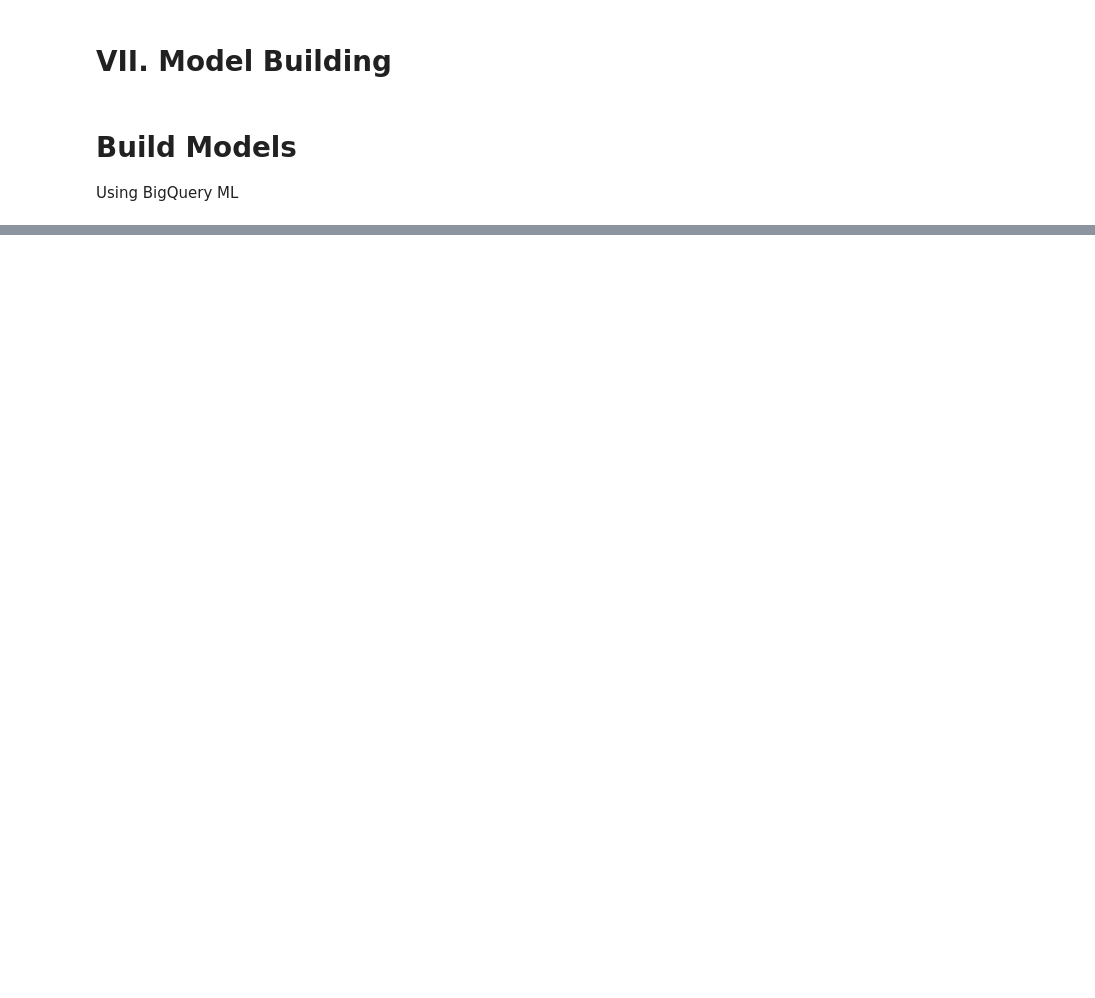
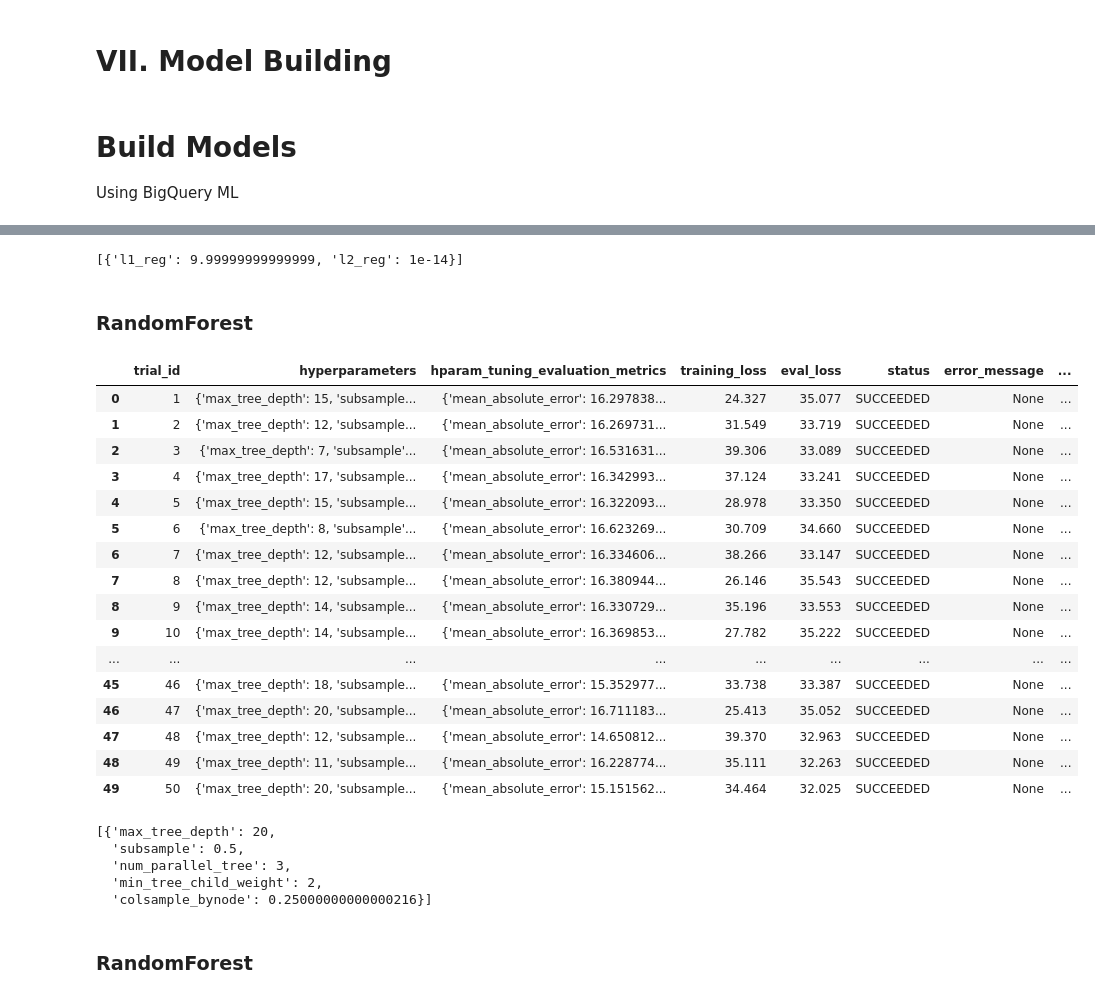
Before and after one commit to Adlucent/ga4-return-prediction, a Jupyter notebook: 7_Model_Building_and_Evaluation.ipynb, the cells around one changed output, grey strips where cells are left out. Saved outputs shown, nothing was run; the diff lists cells and outputs as text; code cells hidden in the pictures; blank space fills up the shorter version.

```diff
--- a/7_Model_Building_and_Evaluation.ipynb
+++ b/7_Model_Building_and_Evaluation.ipynb
@@ -197,0 +242,6 @@ WHERE
+# %%
+list(lr_model_performance[lr_model_performance['is_optimal'] == True]['hyperparameters'])
+# %% [output]
+[{'l1_reg': 9.99999999999999, 'l2_reg': 1e-14}]
+# %% [markdown]
+### RandomForest
@@ -197,0 +254,31 @@ WHERE
+# %%
+# all rf model trial performances
+rf_model_performance
+# %% [output]
+|  | trial_id | hyperparameters | hparam_tuning_evaluation_metrics | training_loss | eval_loss | status | error_message | ... |
+| 0 | 1 | {'max_tree_depth': 15, 'subsample... | {'mean_absolute_error': 16.297838... | 24.327 | 35.077 | SUCCEEDED | None | ... |
+| 1 | 2 | {'max_tree_depth': 12, 'subsample... | {'mean_absolute_error': 16.269731... | 31.549 | 33.719 | SUCCEEDED | None | ... |
+| 2 | 3 | {'max_tree_depth': 7, 'subsample'... | {'mean_absolute_error': 16.531631... | 39.306 | 33.089 | SUCCEEDED | None | ... |
+| 3 | 4 | {'max_tree_depth': 17, 'subsample... | {'mean_absolute_error': 16.342993... | 37.124 | 33.241 | SUCCEEDED | None | ... |
+| 4 | 5 | {'max_tree_depth': 15, 'subsample... | {'mean_absolute_error': 16.322093... | 28.978 | 33.350 | SUCCEEDED | None | ... |
+| 5 | 6 | {'max_tree_depth': 8, 'subsample'... | {'mean_absolute_error': 16.623269... | 30.709 | 34.660 | SUCCEEDED | None | ... |
+| 6 | 7 | {'max_tree_depth': 12, 'subsample... | {'mean_absolute_error': 16.334606... | 38.266 | 33.147 | SUCCEEDED | None | ... |
+| 7 | 8 | {'max_tree_depth': 12, 'subsample... | {'mean_absolute_error': 16.380944... | 26.146 | 35.543 | SUCCEEDED | None | ... |
+| 8 | 9 | {'max_tree_depth': 14, 'subsample... | {'mean_absolute_error': 16.330729... | 35.196 | 33.553 | SUCCEEDED | None | ... |
+| 9 | 10 | {'max_tree_depth': 14, 'subsample... | {'mean_absolute_error': 16.369853... | 27.782 | 35.222 | SUCCEEDED | None | ... |
+| ... | ... | ... | ... | ... | ... | ... | ... | ... |
+| 45 | 46 | {'max_tree_depth': 18, 'subsample... | {'mean_absolute_error': 15.352977... | 33.738 | 33.387 | SUCCEEDED | None | ... |
+| 46 | 47 | {'max_tree_depth': 20, 'subsample... | {'mean_absolute_error': 16.711183... | 25.413 | 35.052 | SUCCEEDED | None | ... |
+| 47 | 48 | {'max_tree_depth': 12, 'subsample... | {'mean_absolute_error': 14.650812... | 39.370 | 32.963 | SUCCEEDED | None | ... |
+| 48 | 49 | {'max_tree_depth': 11, 'subsample... | {'mean_absolute_error': 16.228774... | 35.111 | 32.263 | SUCCEEDED | None | ... |
+| 49 | 50 | {'max_tree_depth': 20, 'subsample... | {'mean_absolute_error': 15.151562... | 34.464 | 32.025 | SUCCEEDED | None | ... |
+# %%
+list(rf_model_performance[rf_model_performance['is_optimal'] == True]['hyperparameters'])
+# %% [output]
+[{'max_tree_depth': 20,
+  'subsample': 0.5,
+  'num_parallel_tree': 3,
+  'min_tree_child_weight': 2,
+  'colsample_bynode': 0.25000000000000216}]
+# %% [markdown]
+### RandomForest
```
Also changed, not shown: parts of 37 cells of this notebook.
